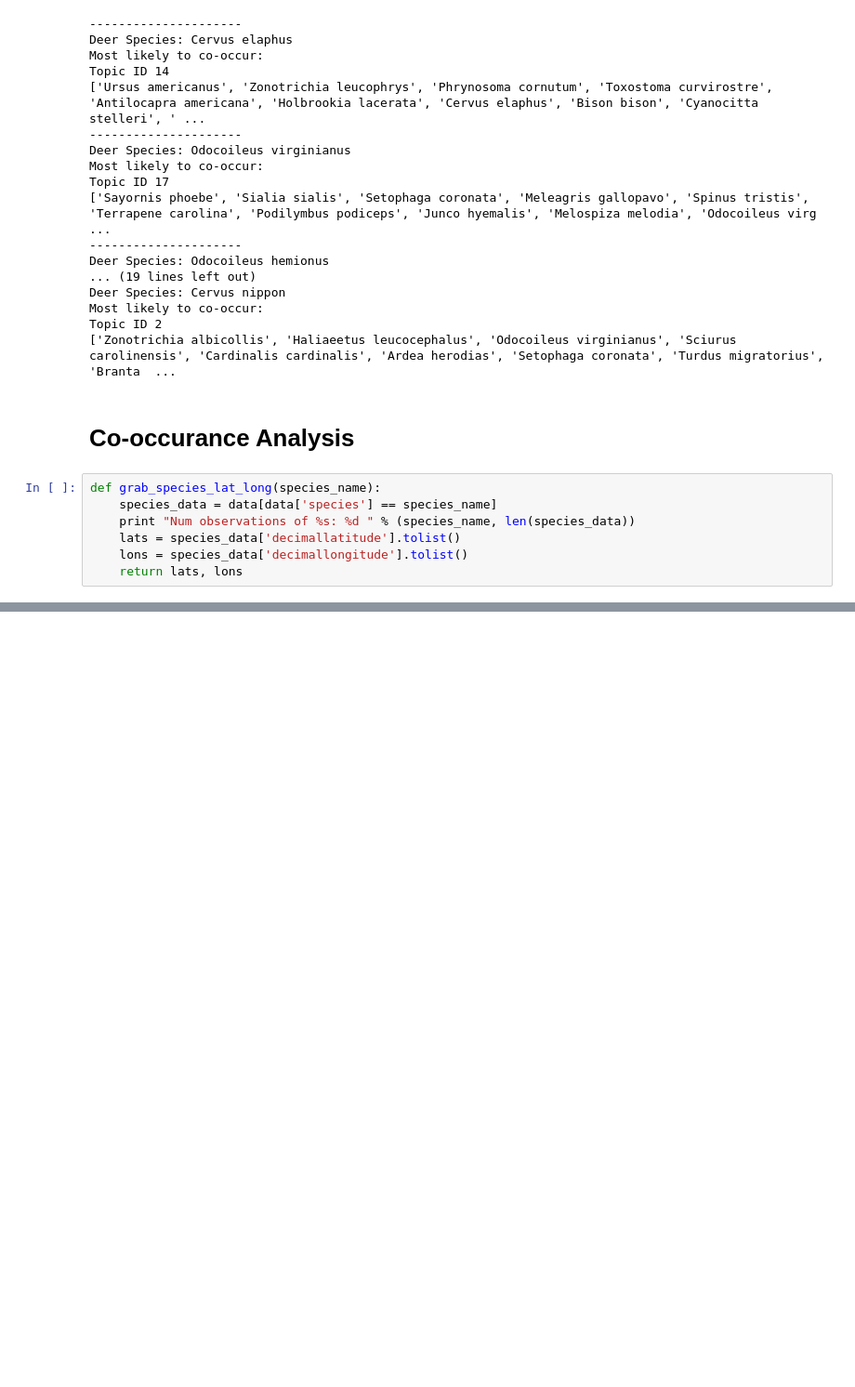
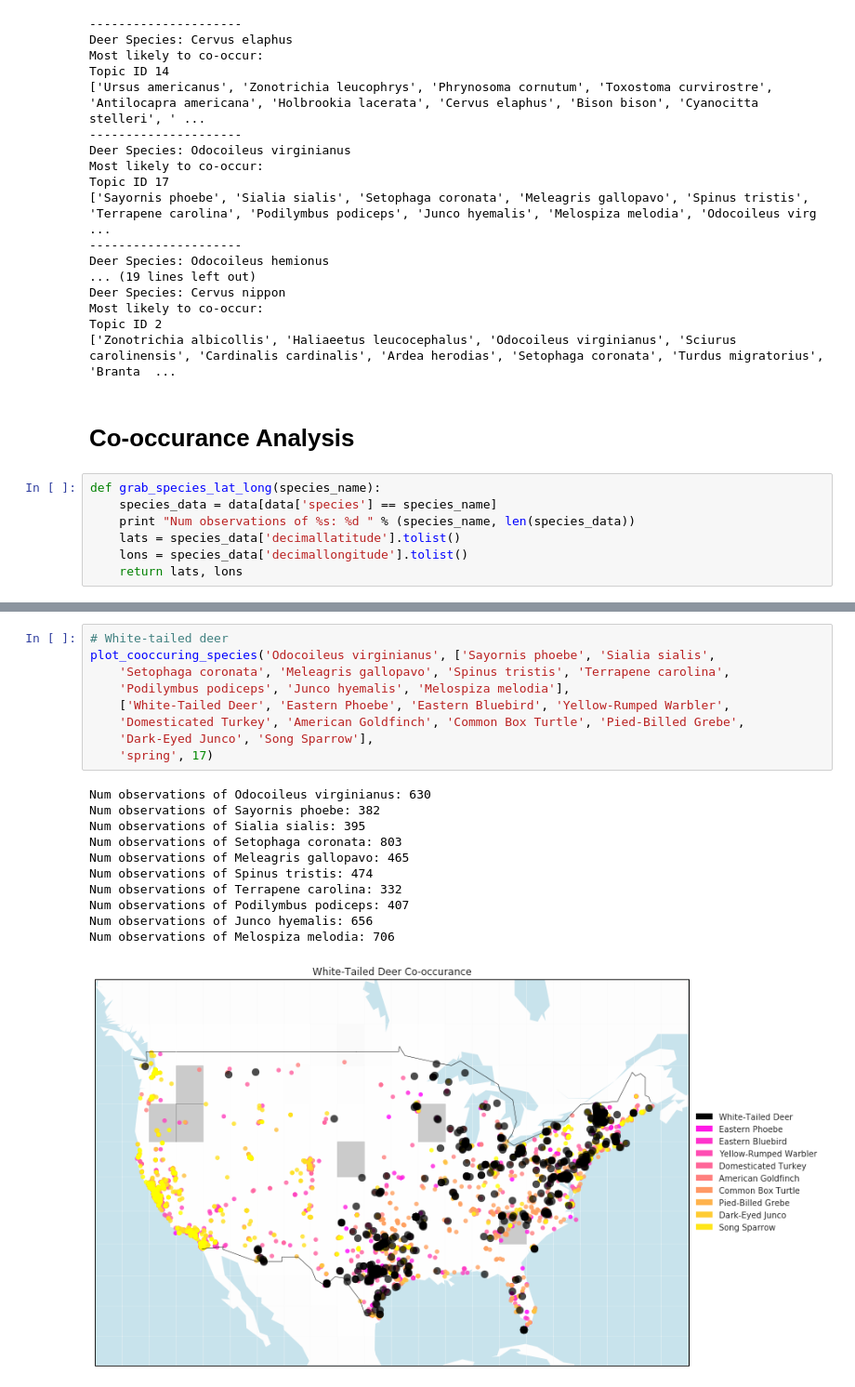
Before and after one commit to averyfaller/AM207Project, a Jupyter notebook: EM.ipynb, the cells around one changed output, grey strips where cells are left out. Shown at 93% size. Saved outputs shown, nothing was run; the diff lists cells and outputs as text; blank space fills up the shorter version.

```diff
--- a/EM.ipynb
+++ b/EM.ipynb
@@ -509,0 +511,21 @@ Num observations of Uria aalge: 164
+# %%
+# White-tailed deer
+plot_cooccuring_species('Odocoileus virginianus', ['Sayornis phoebe', 'Sialia sialis',
+    'Setophaga coronata', 'Meleagris gallopavo', 'Spinus tristis', 'Terrapene carolina',
+    'Podilymbus podiceps', 'Junco hyemalis', 'Melospiza melodia'],
+    ['White-Tailed Deer', 'Eastern Phoebe', 'Eastern Bluebird', 'Yellow-Rumped Warbler',
+    'Domesticated Turkey', 'American Goldfinch', 'Common Box Turtle', 'Pied-Billed Grebe',
+    'Dark-Eyed Junco', 'Song Sparrow'],
+    'spring', 17)
+# %% [output]
+Num observations of Odocoileus virginianus: 630
+Num observations of Sayornis phoebe: 382
+Num observations of Sialia sialis: 395
+Num observations of Setophaga coronata: 803
+Num observations of Meleagris gallopavo: 465
+Num observations of Spinus tristis: 474
+Num observations of Terrapene carolina: 332
+Num observations of Podilymbus podiceps: 407
+Num observations of Junco hyemalis: 656
+Num observations of Melospiza melodia: 706
+[figure, added]
```
Also changed, not shown: parts of 16 cells of this notebook.
